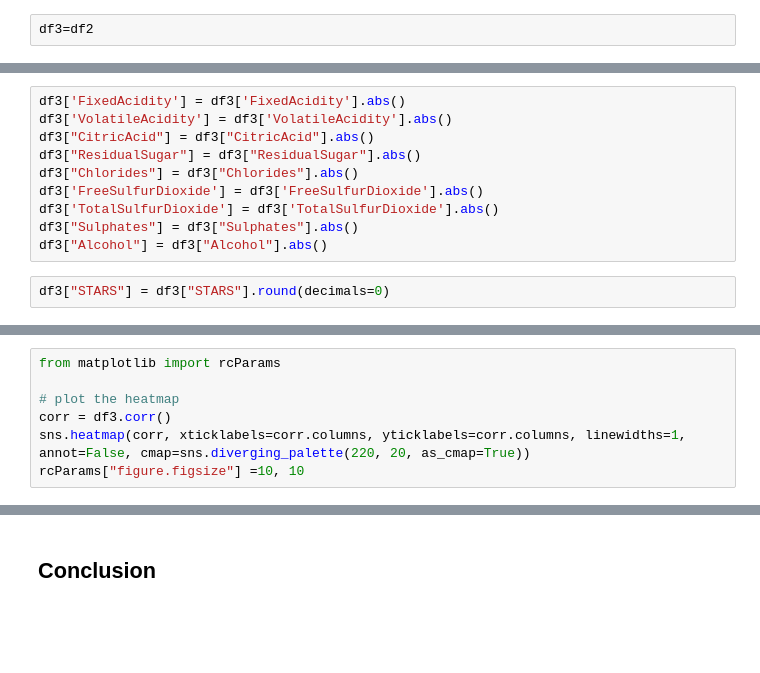
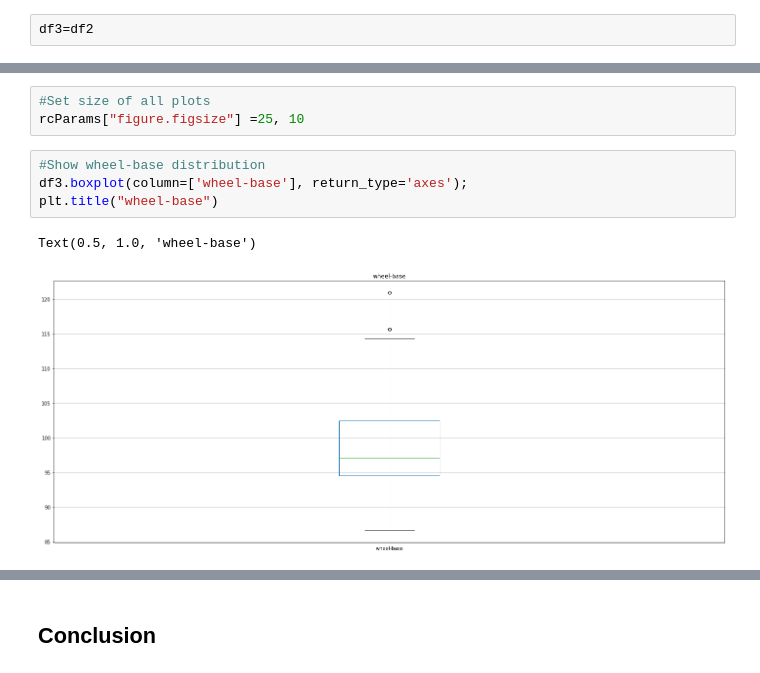
Before and after one commit to Danjstr/DAV-6150, a Jupyter notebook: Daniel_Strauss_M4_assn.ipynb, the cells around one changed output, grey strips where cells are left out. Drawn from its saved outputs; the diff is of its cells as text; blank space fills up the shorter version.

```diff
--- a/Daniel_Strauss_M4_assn.ipynb
+++ b/Daniel_Strauss_M4_assn.ipynb
@@ -408,12 +259,0 @@ df3["STARS"].fillna(value=np.random.randn(), inplace=True)
-# %%
-df3['FixedAcidity'] = df3['FixedAcidity'].abs()
-df3['VolatileAcidity'] = df3['VolatileAcidity'].abs()
-df3["CitricAcid"] = df3["CitricAcid"].abs()
-df3["ResidualSugar"] = df3["ResidualSugar"].abs()
-df3["Chlorides"] = df3["Chlorides"].abs()
-df3['FreeSulfurDioxide'] = df3['FreeSulfurDioxide'].abs()
-df3['TotalSulfurDioxide'] = df3['TotalSulfurDioxide'].abs()
-df3["Sulphates"] = df3["Sulphates"].abs()
-df3["Alcohol"] = df3["Alcohol"].abs()
-# %%
-df3["STARS"] = df3["STARS"].round(decimals=0)
@@ -754,7 +259,0 @@ Text(0.5, 1.0, 'STARS')
-# %%
-from matplotlib import rcParams
-
-# plot the heatmap
-corr = df3.corr()
-sns.heatmap(corr, xticklabels=corr.columns, yticklabels=corr.columns, linewidths=1, annot=False, cmap=sns.diverging_palette(220, 20, as_cmap=True))
-rcParams["figure.figsize"] =10, 10
@@ -762,0 +260,10 @@ rcParams["figure.figsize"] =10, 10
+# %%
+#Set size of all plots
+rcParams["figure.figsize"] =25, 10
+# %%
+#Show wheel-base distribution
+df3.boxplot(column=['wheel-base'], return_type='axes');
+plt.title("wheel-base")
+# %% [output]
+Text(0.5, 1.0, 'wheel-base')
+[figure, added]
```
Also changed, not shown: parts of 150 cells of this notebook.
